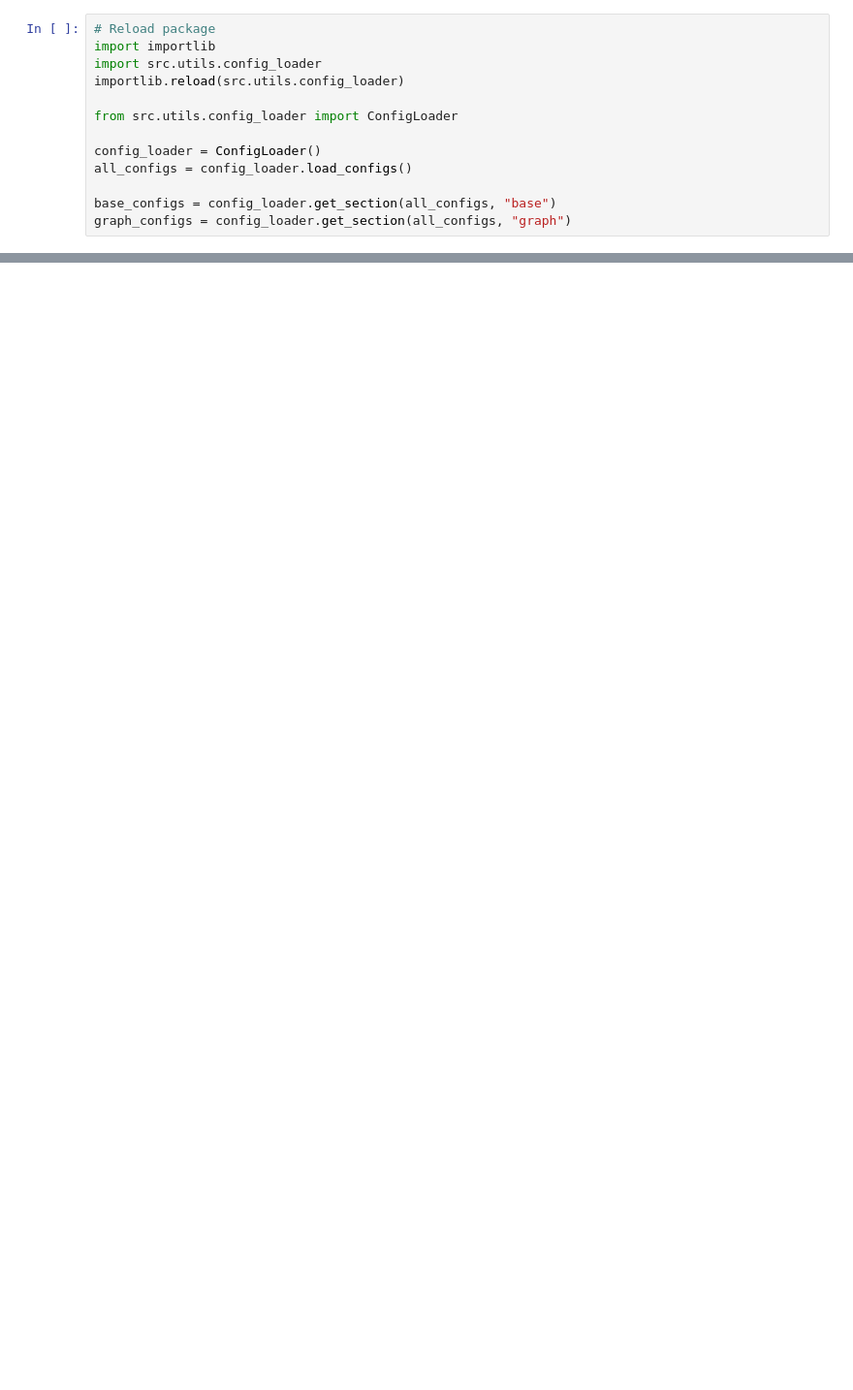
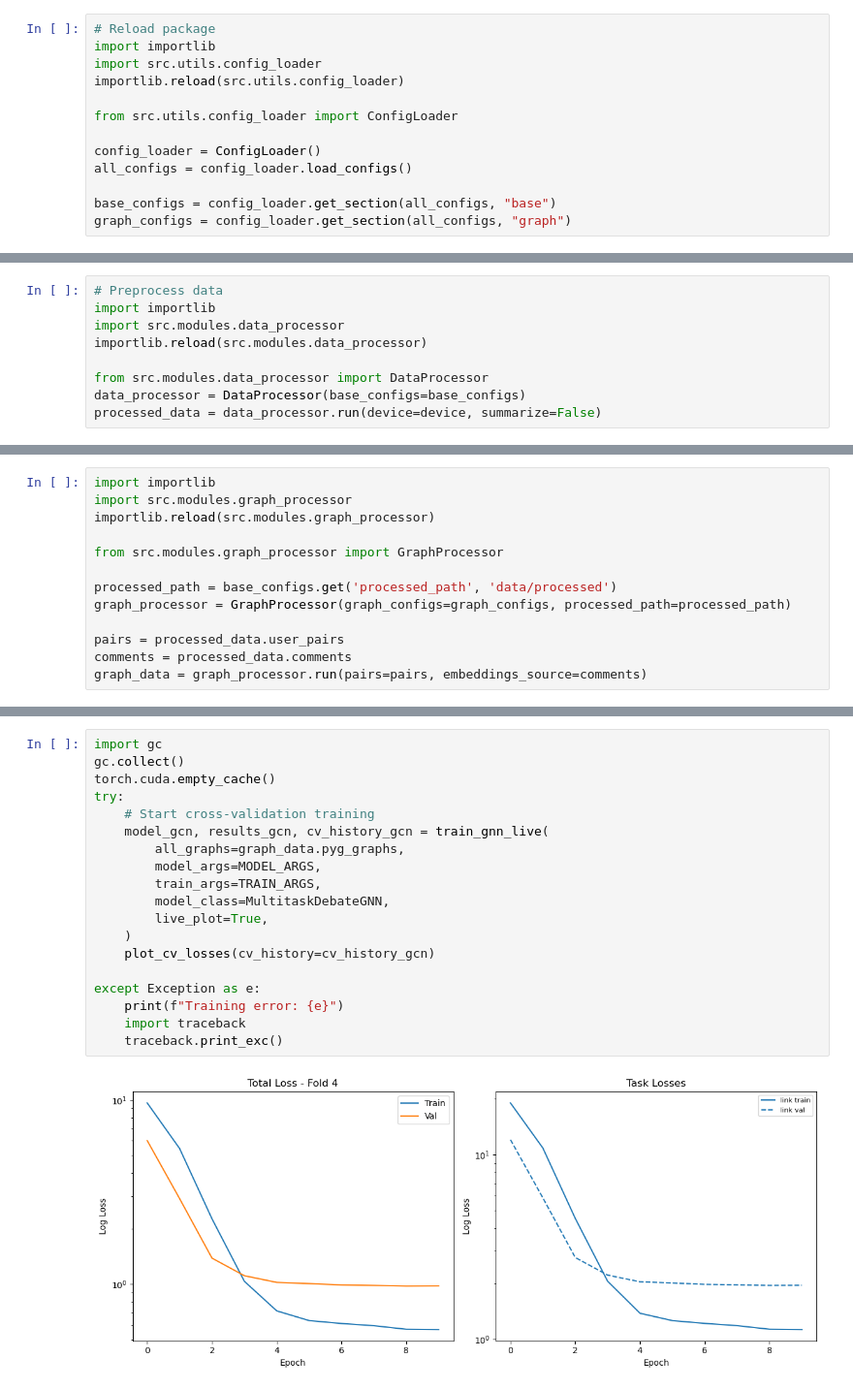
Before and after one commit to dutchmilkk/ecs_msc_project, a Jupyter notebook: graph_builder.ipynb, the cells around one changed output, grey strips where cells are left out. Shown: that part at 97% size. Saved outputs shown, nothing was run; the diff lists cells and outputs as text; blank space fills up the shorter version.

Commit message:
graph builder

```diff
--- a/graph_builder.ipynb
+++ b/graph_builder.ipynb
@@ -409,0 +25,9 @@ Sub 4, TS 8: Communities: 17, Mod: 0.812, Sizes: [35, 28, 27, 27, 24...]
+# %%
+# Preprocess data
+import importlib
+import src.modules.data_processor
+importlib.reload(src.modules.data_processor)
+
+from src.modules.data_processor import DataProcessor
+data_processor = DataProcessor(base_configs=base_configs)
+processed_data = data_processor.run(device=device, summarize=False)
@@ -409,0 +36,13 @@ Sub 4, TS 8: Communities: 17, Mod: 0.812, Sizes: [35, 28, 27, 27, 24...]
+# %%
+import importlib
+import src.modules.graph_processor
+importlib.reload(src.modules.graph_processor)
+
+from src.modules.graph_processor import GraphProcessor
+
+processed_path = base_configs.get('processed_path', 'data/processed')
+graph_processor = GraphProcessor(graph_configs=graph_configs, processed_path=processed_path)
+
+pairs = processed_data.user_pairs
+comments = processed_data.comments
+graph_data = graph_processor.run(pairs=pairs, embeddings_source=comments)
@@ -409,0 +140,21 @@ Sub 4, TS 8: Communities: 17, Mod: 0.812, Sizes: [35, 28, 27, 27, 24...]
+# %%
+import gc
+gc.collect()
+torch.cuda.empty_cache()
+try:
+    # Start cross-validation training
+    model_gcn, results_gcn, cv_history_gcn = train_gnn_live(
+        all_graphs=graph_data.pyg_graphs,
+        model_args=MODEL_ARGS,
+        train_args=TRAIN_ARGS,
+        model_class=MultitaskDebateGNN,
+        live_plot=True,
+    )
+    plot_cv_losses(cv_history=cv_history_gcn)
+
+except Exception as e:
+    print(f"Training error: {e}")
+    import traceback
+    traceback.print_exc()
+# %% [output]
+[figure, added]
```
Also changed, not shown: parts of 9 cells of this notebook.
